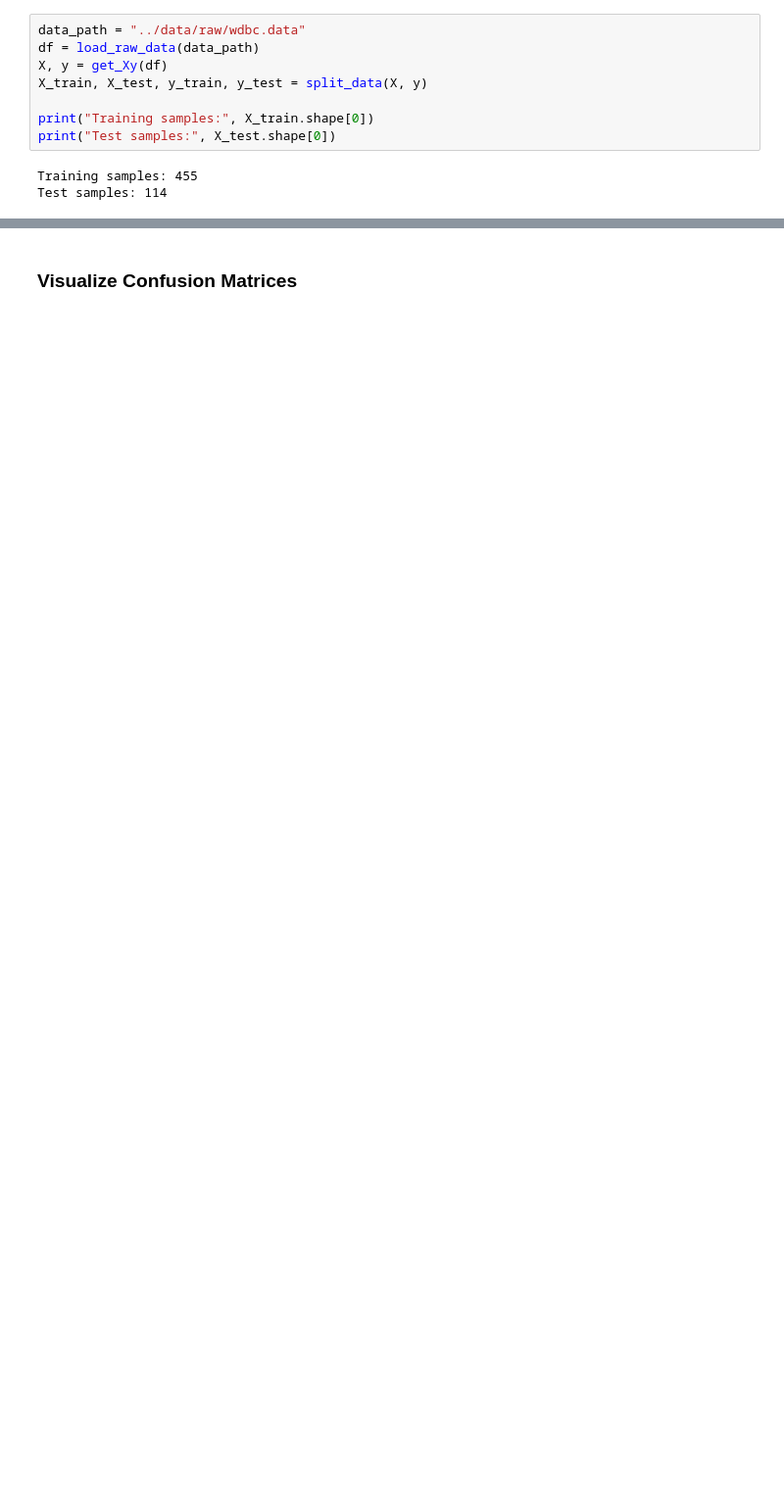
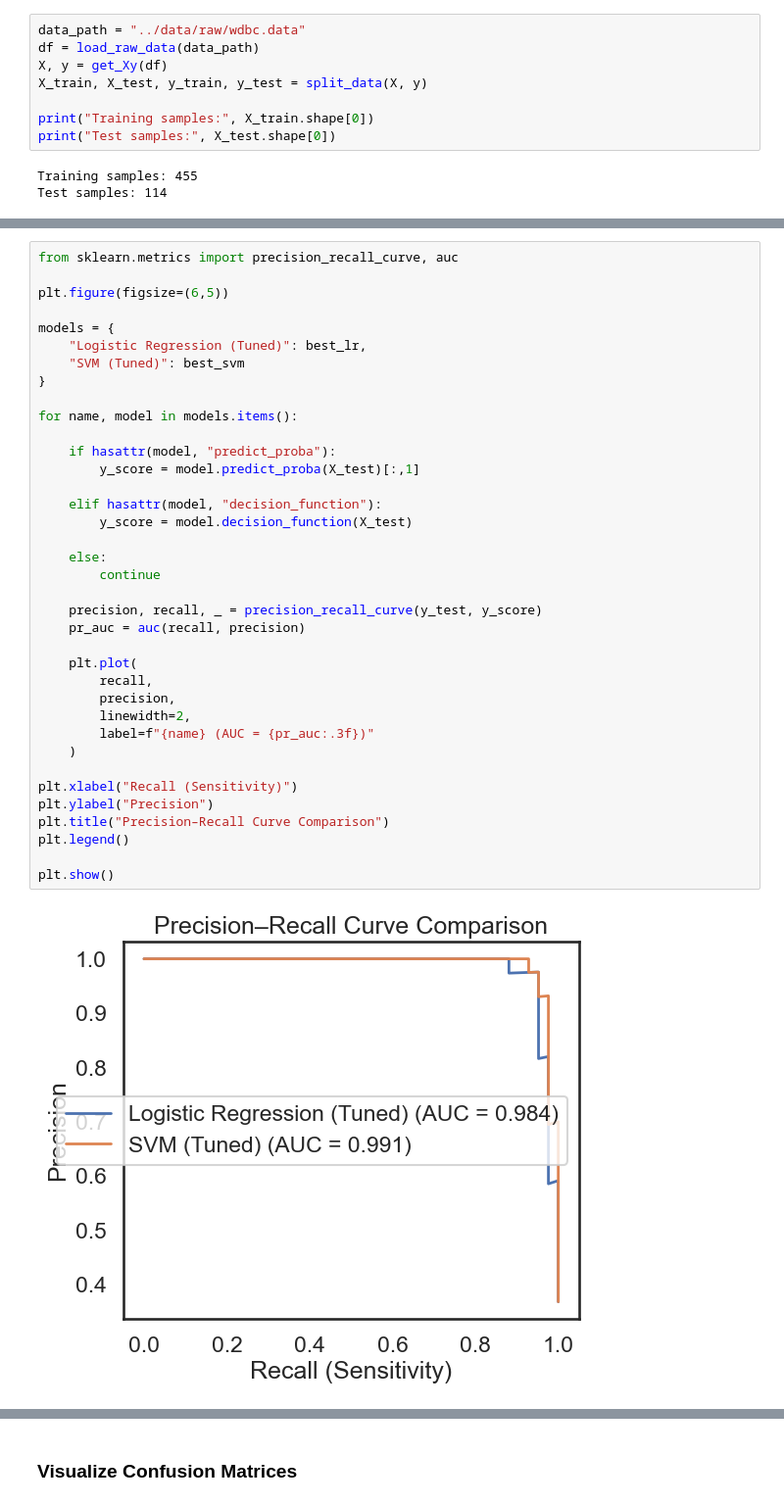
Before and after one commit to sarahcreighton/breast-cancer-classifier, a Jupyter notebook: notebooks/02_modelling.ipynb, the cells around one changed output, grey strips where cells are left out. Shown at 98% size. Saved outputs shown, nothing was run; the diff lists cells and outputs as text; blank space fills up the shorter version.

```diff
--- a/notebooks/02_modelling.ipynb
+++ b/notebooks/02_modelling.ipynb
@@ -112,0 +317,39 @@ vis.plot_pca(df, palette=cols)
+# %%
+from sklearn.metrics import precision_recall_curve, auc
+
+plt.figure(figsize=(6,5))
+
+models = {
+    "Logistic Regression (Tuned)": best_lr,
+    "SVM (Tuned)": best_svm
+}
+
+for name, model in models.items():
+
+    if hasattr(model, "predict_proba"):
+        y_score = model.predict_proba(X_test)[:,1]
+
+    elif hasattr(model, "decision_function"):
+        y_score = model.decision_function(X_test)
+
+    else:
+        continue
+
+    precision, recall, _ = precision_recall_curve(y_test, y_score)
+    pr_auc = auc(recall, precision)
+
+    plt.plot(
+        recall,
+        precision,
+        linewidth=2,
+        label=f"{name} (AUC = {pr_auc:.3f})"
+    )
+
+plt.xlabel("Recall (Sensitivity)")
+plt.ylabel("Precision")
+plt.title("Precision–Recall Curve Comparison")
+plt.legend()
+
+plt.show()
+# %% [output]
+[figure, added]
```
Also changed, not shown: parts of 46 cells of this notebook, 2 other files.
